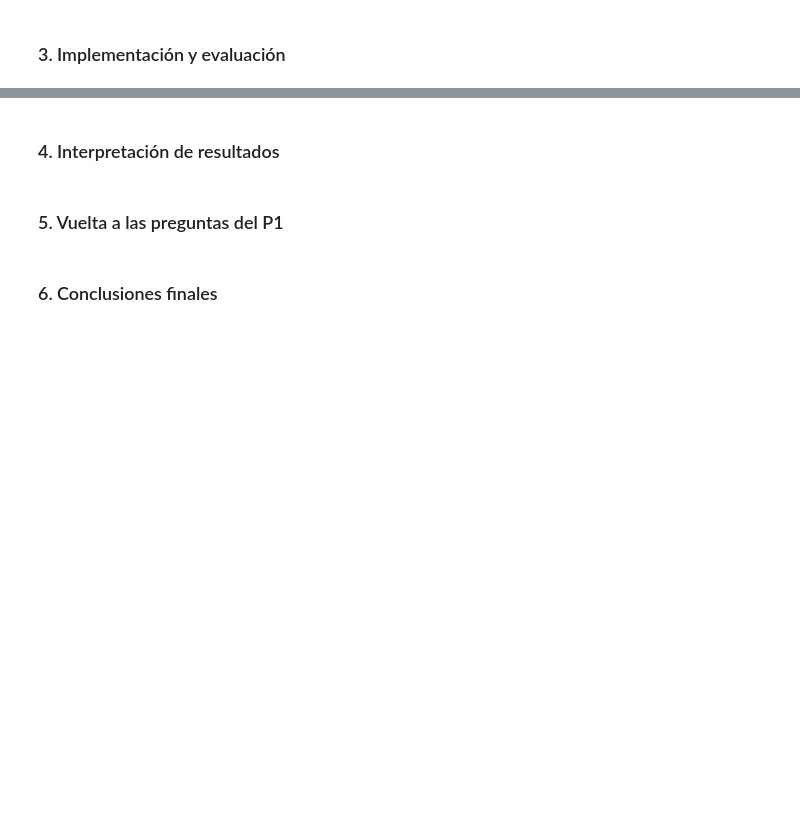
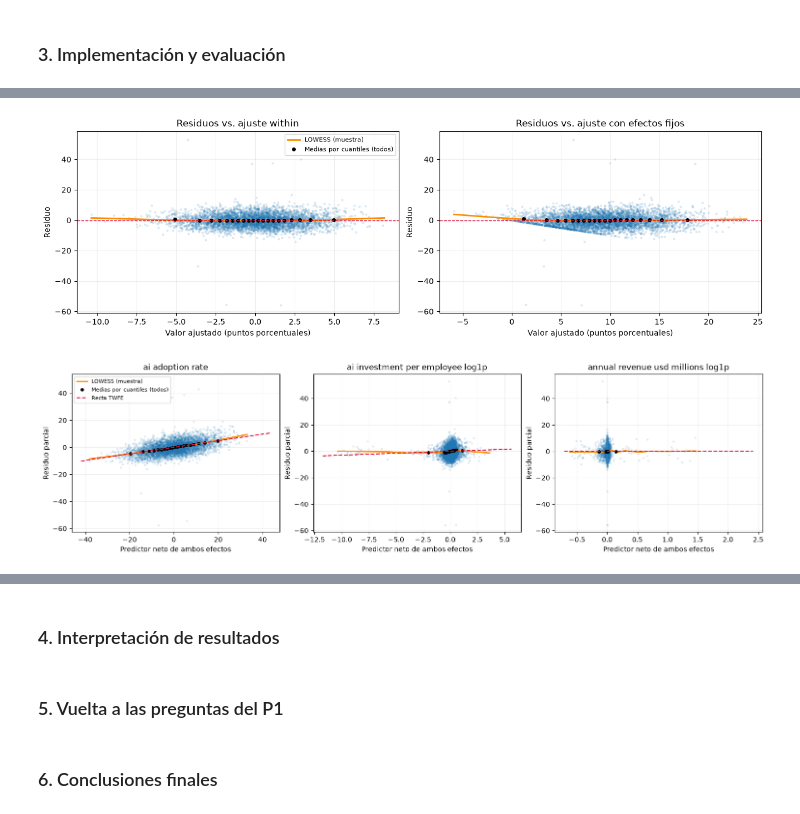
Before and after one commit to Ericsig/DiploDatos, a Jupyter notebook: notebook/modelado.ipynb, the cells around one changed output, grey strips where cells are left out. Cells and saved outputs as stored; diff of their text form; code cells hidden in the pictures; blank space fills up the shorter version.

```diff
--- a/notebook/modelado.ipynb
+++ b/notebook/modelado.ipynb
@@ -398,0 +531,11 @@ H3 con dummies: (143071, 52)
+# %%
+# Ajuste explicativo sobre toda la muestra H1: diagnóstico dentro de muestra.
+from linearmodels import PanelOLS
+
+
+endog = y_h1
+exog = X_h1_dummy
+modelo_twfe_h1 = PanelOLS(endog, exog, entity_effects=True, time_effects=True, drop_absorbed=True)
+resultado_twfe_h1 = modelo_twfe_h1.fit(
+    cov_type='clustered', cluster_entity=True
+)
@@ -398,0 +652,42 @@ H3 con dummies: (143071, 52)
+# %%
+def dispersion_h1(ax, x, y, referencia_cero=True):
+    puntos = pd.DataFrame({'x': x, 'y': y}).dropna()
+    muestra = puntos.sample(n=min(5000, len(puntos)), random_state=RANDOM_STATE)
+    ax.scatter(muestra['x'], muestra['y'], s=5, alpha=0.10, rasterized=True)
+    suave = lowess(muestra['y'], muestra['x'], frac=0.35, it=0,
+                   delta=0.01 * np.ptp(muestra['x'].to_numpy()))
+    ax.plot(suave[:, 0], suave[:, 1], color='darkorange', lw=2, label='LOWESS (muestra)')
+    grupos = pd.qcut(puntos['x'], q=20, duplicates='drop')
+    medias = puntos.groupby(grupos, observed=True)[['x', 'y']].mean()
+    ax.plot(medias['x'], medias['y'], 'ko', ms=4, label='Medias por cuantiles (todos)')
+    if referencia_cero:
+        ax.axhline(0, color='crimson', ls='--', lw=1)
+    ax.grid(alpha=0.2)
+
+fig, axes = plt.subplots(1, 2, figsize=(13, 4), constrained_layout=True)
+for ax, columna, titulo in zip(
+    axes, ['ajustado_within', 'ajustado_completo'],
+    ['Residuos vs. ajuste within', 'Residuos vs. ajuste con efectos fijos']
+):
+    dispersion_h1(ax, diagnostico_h1[columna], diagnostico_h1['residuo'])
+    ax.set(title=titulo, xlabel='Valor ajustado (puntos porcentuales)', ylabel='Residuo')
+axes[0].legend(fontsize=8)
+plt.show()
+
+n_predictores_h1 = X_h1_within_diag.shape[1]
+fig, axes = plt.subplots(1, n_predictores_h1, figsize=(5 * n_predictores_h1, 4),
+                         squeeze=False, constrained_layout=True)
+for ax, columna in zip(axes.ravel(), X_h1_within_diag.columns):
+    x = X_h1_within_diag[columna]
+    parcial = diagnostico_h1['residuo'] + beta_h1_diag[columna] * x
+    dispersion_h1(ax, x, parcial, referencia_cero=False)
+    limites = np.array([x.min(), x.max()])
+    ax.plot(limites, beta_h1_diag[columna] * limites, color='crimson', ls='--',
+            label='Recta TWFE')
+    ax.set(title=columna.replace('_', ' '), xlabel='Predictor neto de ambos efectos',
+           ylabel='Residuo parcial')
+axes[0, 0].legend(fontsize=8)
+plt.show()
+# %% [output]
+[figure, added]
+[figure, added]
```
Also changed, not shown: parts of 46 cells of this notebook.
